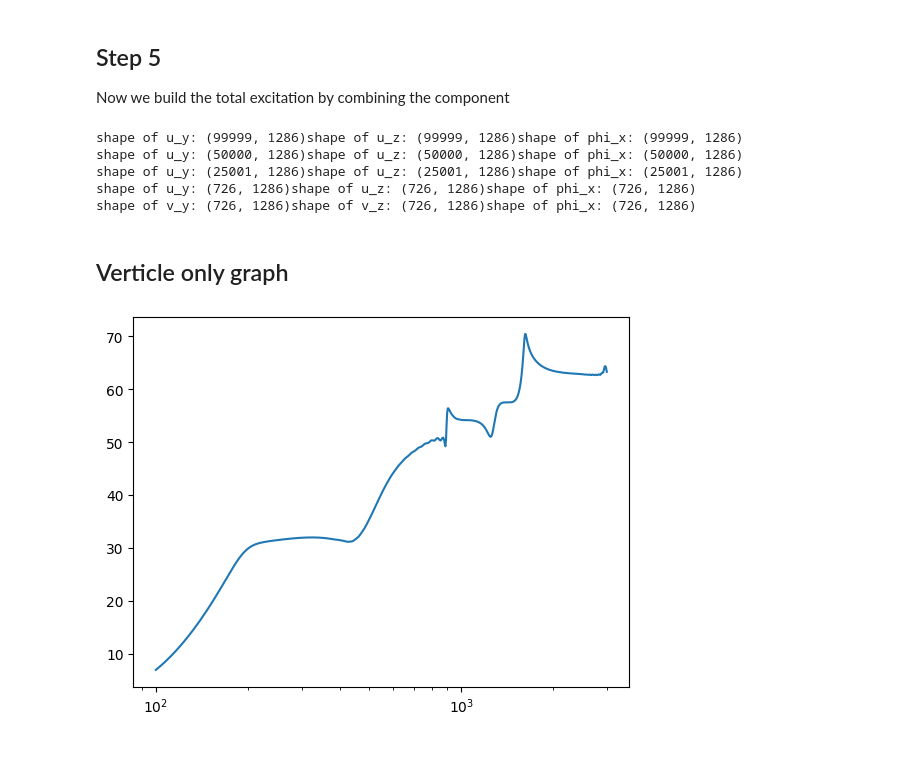
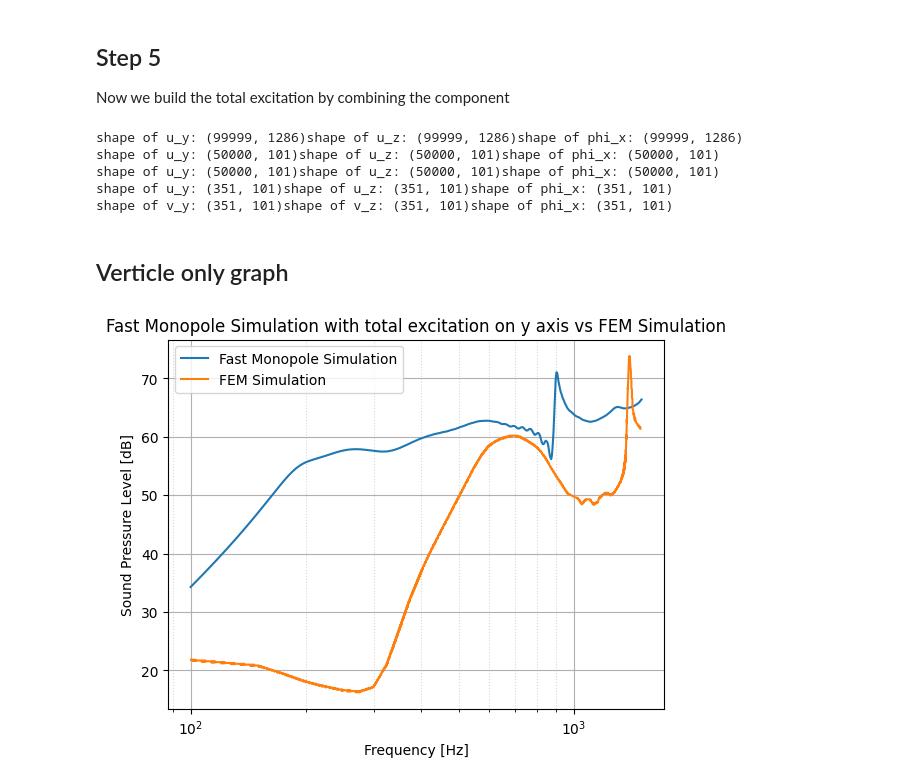
Before and after one commit to BerkinArslan/Bachelorarbeit_BA, a Jupyter notebook: multi_source_main_v4.ipynb, the cells around one changed output. Drawn from its saved outputs; the diff is of its cells as text; code cells hidden in the pictures; blank space fills up the shorter version.

```diff
--- a/multi_source_main_v4.ipynb
+++ b/multi_source_main_v4.ipynb
@@ -142,4 +156,6 @@ P = run_simulation_semi_circle(circle_centre=semi_circle_centre,
                                A=projected_area[:, None], )
+# %%
+wagner_simulation_data = np.genfromtxt('Default Dataset.csv', delimiter=';')
 # %%
 from matplotlib import pyplot as plt
 
@@ -175,9 +198,9 @@ print(f'shape of u_y: {u_y.shape}'
       f'shape of u_z: {u_z.shape}'
       f'shape of phi_x: {phi_x.shape}')
 
-u_y = sp.fft.rfft(u_y, norm='forward', axis=0) * 2
-u_z = sp.fft.rfft(u_z, norm='forward', axis=0) * 2
-phi_x = sp.fft.rfft(phi_x, norm='forward', axis=0) * 2
+u_y = sp.fft.fft(u_y, norm='forward', axis=0) * 2
+u_z = sp.fft.fft(u_z, norm='forward', axis=0) * 2
+phi_x = sp.fft.fft(phi_x, norm='forward', axis=0) * 2
 
 print(f'shape of u_y: {u_y.shape}'
       f'shape of u_z: {u_z.shape}'
@@ -201,14 +224,14 @@ print(f'shape of v_y: {v_y.shape}'
       f'shape of phi_x: {phi_x.shape}')
 # %% [output]
 shape of u_y: (99999, 1286)shape of u_z: (99999, 1286)shape of phi_x: (99999, 1286)
-shape of u_y: (50000, 1286)shape of u_z: (50000, 1286)shape of phi_x: (50000, 1286)
-shape of u_y: (25001, 1286)shape of u_z: (25001, 1286)shape of phi_x: (25001, 1286)
-shape of u_y: (726, 1286)shape of u_z: (726, 1286)shape of phi_x: (726, 1286)
-shape of v_y: (726, 1286)shape of v_z: (726, 1286)shape of phi_x: (726, 1286)
+shape of u_y: (50000, 101)shape of u_z: (50000, 101)shape of phi_x: (50000, 101)
+shape of u_y: (50000, 101)shape of u_z: (50000, 101)shape of phi_x: (50000, 101)
+shape of u_y: (351, 101)shape of u_z: (351, 101)shape of phi_x: (351, 101)
+shape of v_y: (351, 101)shape of v_z: (351, 101)shape of phi_x: (351, 101)
 # %%
 triangle_v_y, triangle_v_z = vector_deflection_total(
-    u_y,
-    u_z,
+    v_y,
+    v_z,
     phi_x,
     centre,
 )
@@ -237,20 +261,27 @@ P = run_simulation_semi_circle(circle_centre=semi_circle_centre,
                                circle_radius=2.5,
                                number_of_points=10,
                                simulation_function=monopole_multi_fa__calcf__outf,
-                               V_fd=triangle_v_z.T,
+                               V_fd=triangle_v_y.T,
                                freqs=f_sim_axis[frequncy_mask],
-                               X=centre,
-                               A=z_projected_area[:, None], )
+                               X=centre_sim,
+                               A=y_projected_area[:, None], )
 # %%
 from matplotlib import pyplot as plt
 
 p0 = 2e-5
 P_db = 20 * np.log10((np.abs(P) + p0) / p0)
-plt_mask = (f_sim_axis[frequncy_mask] >= f_min) & (f_sim_axis[frequncy_mask] <= f_max)
+plt_mask = (f_sim_axis[frequncy_mask] >= 100) & (f_sim_axis[frequncy_mask] <= 1500)
 plt_f_axis = f_sim_axis[frequncy_mask][plt_mask]
 plt_P_db = P_db[plt_mask]
-plt.plot(plt_f_axis, plt_P_db)
+plt.plot(plt_f_axis, plt_P_db, label='Fast Monopole Simulation')
+plt.plot(wagner_simulation_data[:, 0], wagner_simulation_data[:, 1], label="FEM Simulation")
+plt.xlabel('Frequency [Hz]')
+plt.ylabel('Sound Pressure Level [dB]')
+plt.legend()
 plt.xscale('log')
+plt.grid(True, which='major')
+plt.grid(True, which='minor', linestyle=':', alpha=0.5)
+plt.title('Fast Monopole Simulation with total excitation on y axis vs FEM Simulation')
 plt.show()
 # %% [output]
-[figure, old version]
+[figure, new version]
```
Also changed, not shown: parts of 16 cells of this notebook, 1 other file.
